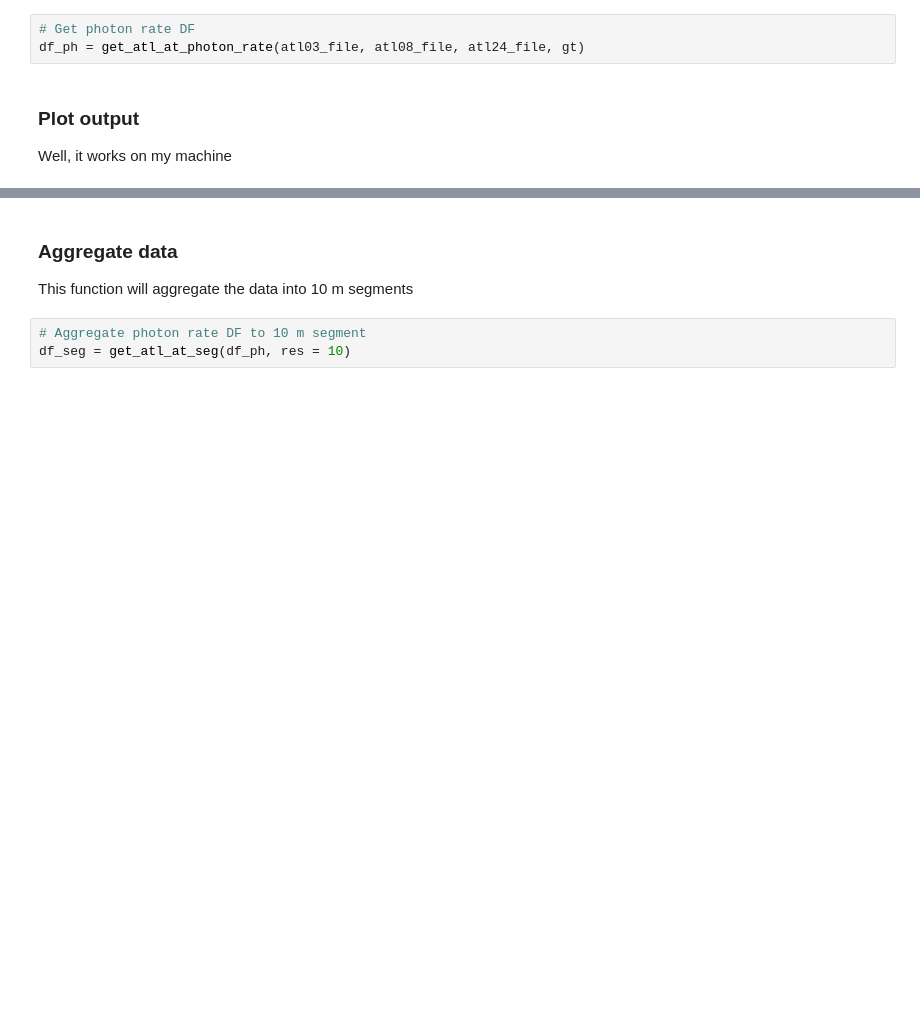
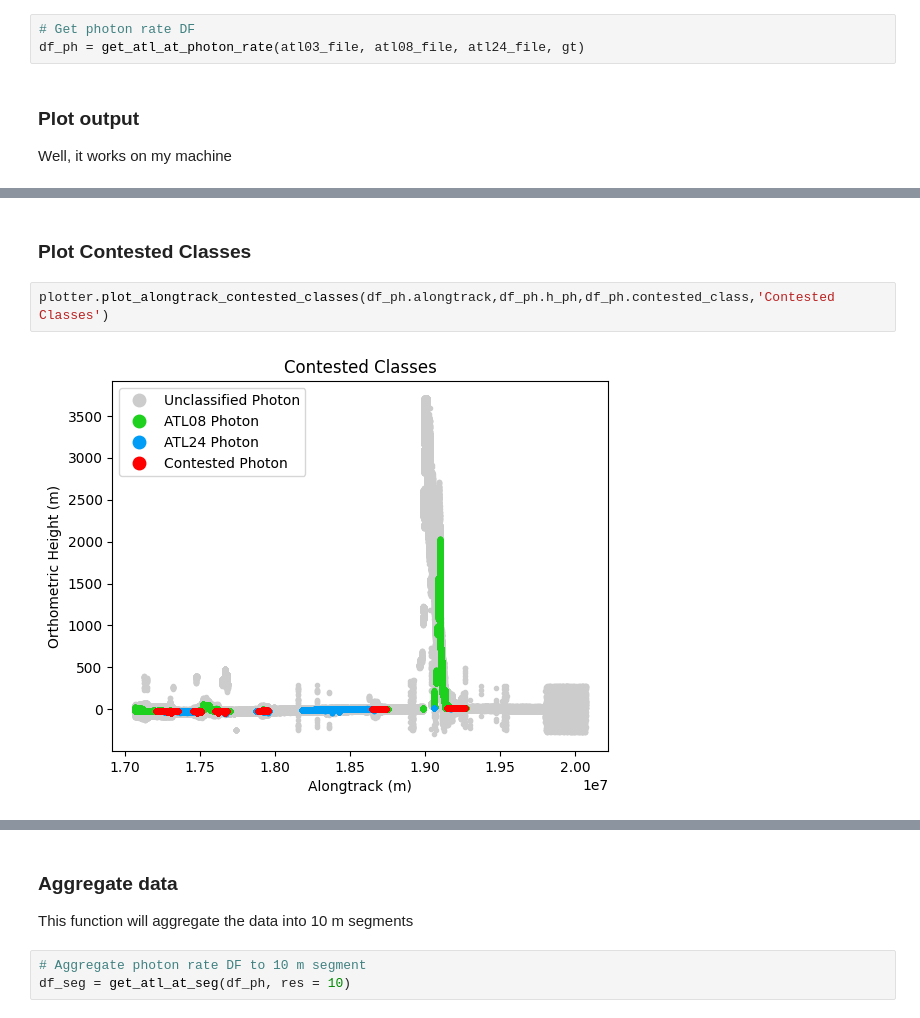
Before and after one commit to ejguenther/icesat2_topobathy, a Jupyter notebook: demo.ipynb, the cells around one changed output, grey strips where cells are left out. Cells and saved outputs as stored; diff of their text form; blank space fills up the shorter version.

Commit message:
Contested Photons
Added functionality to track contested photons

```diff
--- a/demo.ipynb
+++ b/demo.ipynb
@@ -47,0 +48,6 @@ plotter.plot_alongtrack(df_ph.alongtrack, df_ph.h_ph, df_ph.combined_class,'Exam
+# %% [markdown]
+### Plot Contested Classes
+# %%
+plotter.plot_alongtrack_contested_classes(df_ph.alongtrack,df_ph.h_ph,df_ph.contested_class,'Contested Classes')
+# %% [output]
+[figure, added]
```
Also changed, not shown: parts of 2 cells of this notebook, 5 other files.
